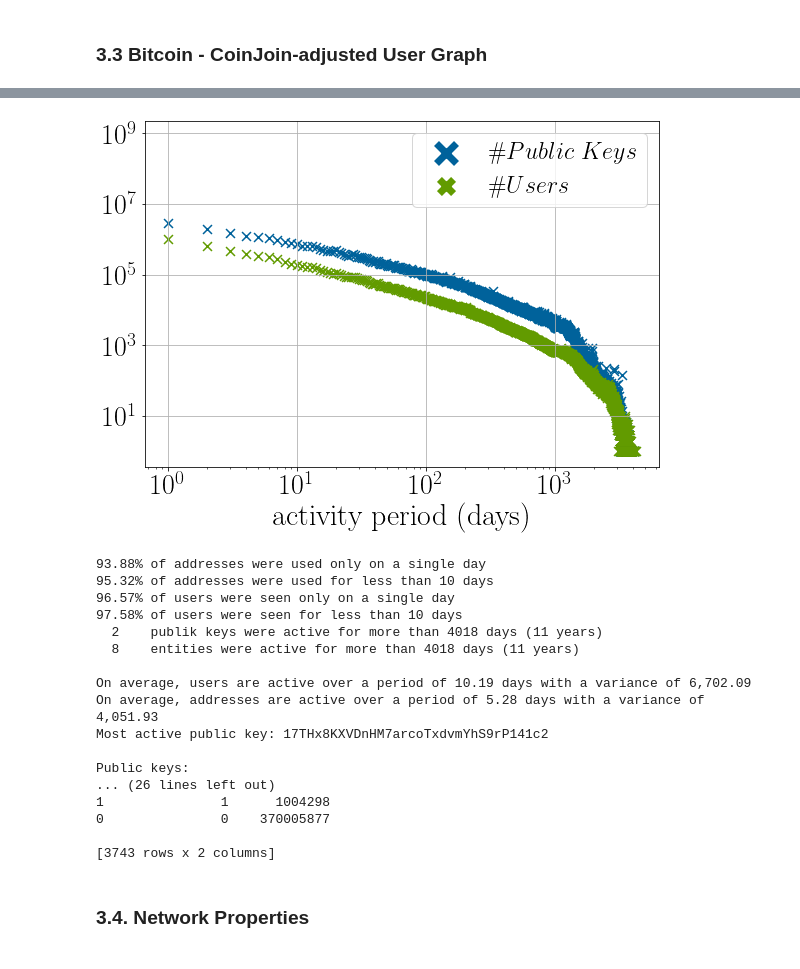
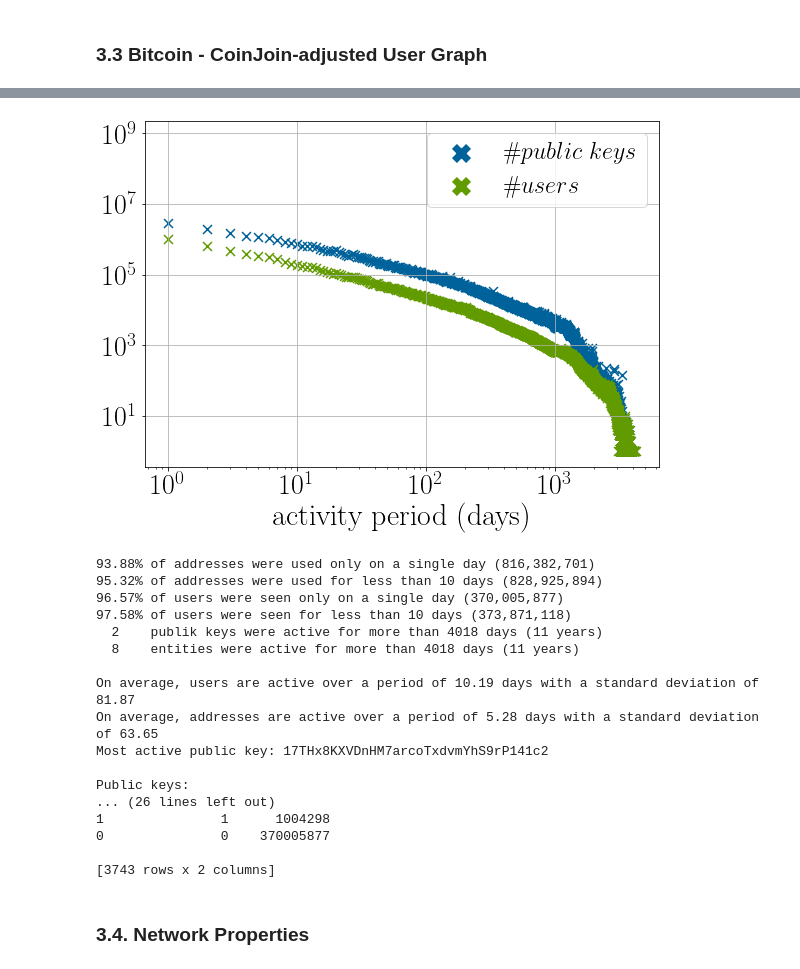
Before and after one commit to nerolation/wu-bitcoin-clustering-analysis, a Jupyter notebook: analysis.ipynb, the cells around one changed output, grey strips where cells are left out. Drawn from its saved outputs; the diff is of its cells as text; code cells hidden in the pictures.

```diff
--- a/analysis.ipynb
+++ b/analysis.ipynb
@@ -75,8 +50,8 @@ from matplotlib import gridspec
 plt.rcParams['axes.grid'] = True
 plt.rcParams['font.family'] = 'STIXGeneral'
 plt.rcParams.update({
-  "text.usetex": True
-  #"font.family": "Helvetica"
+  "text.usetex": True,
+  "font.family": "Helvetica"
 })
 
 pd.options.display.float_format = '${:,.2f}'.format
@@ -90,8 +65,6 @@ os.environ['GOOGLE_APPLICATION_CREDENTIALS'] = credentials_path
 
 if not os.path.isdir("./pictures"):
     os.mkdir("./pictures")
-
-
 
 # Least Sqare Line
 # E(t) = N(t)^a
@@ -276,0 +278,8 @@ samurai   :     82,763 txs
+# %%
+# Users and their transactions
+
+a = DF["stats_user_count_cum_WCJ"].set_index("year").loc[2021,:]
+for i in a.iteritems():
+    print("{:<6} {:,.0f}".format(i[0].strip("_c")+":",i[1]))
+
+DF["services_all"]
@@ -672,68 +663,68 @@ f, axs = plt.subplots(1, 1,figsize=(8, 6),gridspec_kw={
 # Plot charts
 
 axs.scatter(df_ent_active["active_days"],df_ent_active["occurencies"], s=80, color="#00629b",
-               marker="x", label=r"$\# Public\ Keys$")
+               marker="x", label=r"$\# public\ keys$")
 axs.scatter(df_uwcj["active_days"],df_uwcj["occurencies"], s=80, color="#629b00",
-               marker="x", label=r"$\# Users$")
+               marker="x", label=r"$\# users$")
 
 # Customize ticks and labels
 axs.tick_params(axis='both', which='major', labelsize=28)
 axs.set_xscale('log')
 axs.set_yscale('log')
 axs.set_xlabel("activity period (days)", fontsize=30)
 
 # Legend
 lgnd = axs.legend(fontsize=24)
 lgnd.legendHandles[0]._linewidths = [7]
 lgnd.legendHandles[1]._linewidths = [7]
 lgnd.legendHandles[0]._sizes = [200]
 lgnd.legendHandles[1]._sizes = [200]
 
 plt.tight_layout(pad=1)
 #Save figure and show
 plt.savefig("./pictures/activity_period.pdf")
 plt.show()
-less10 = sum(df_ent_active[df_ent_active["active_days"] < 10]["occurencies"])
-less10 = round(less10/sum(df_ent_active["occurencies"])*100, 2)
-less0 = sum(df_ent_active[df_ent_active["active_days"] < 1]["occurencies"])
-less0 = round(less0/sum(df_ent_active["occurencies"])*100, 2)
+less10_ = sum(df_ent_active[df_ent_active["active_days"] < 10]["occurencies"])
+less10 = round(less10_/sum(df_ent_active["occurencies"])*100, 2)
+less0_ = sum(df_ent_active[df_ent_active["active_days"] < 1]["occurencies"])
+less0 = round(less0_/sum(df_ent_active["occurencies"])*100, 2)
 
-less10_u = sum(df_uwcj[df_uwcj["active_days"] < 10]["occurencies"])
-less10_u = round(less10_u/sum(df_uwcj["occurencies"])*100, 2)
-less0_u = sum(df_uwcj[df_uwcj["active_days"] < 1]["occurencies"])
-less0_u = round(less0_u/sum(df_uwcj["occurencies"])*100, 2)
+less10_u_ = sum(df_uwcj[df_uwcj["active_days"] < 10]["occurencies"])
+less10_u = round(less10_u_/sum(df_uwcj["occurencies"])*100, 2)
+less0_u_ = sum(df_uwcj[df_uwcj["active_days"] < 1]["occurencies"])
+less0_u = round(less0_u_/sum(df_uwcj["occurencies"])*100, 2)
 
-print("{}% of addresses were used only on a single day".format(less0))
-print("{}% of addresses were used for less than 10 days".format(less10))
+print("{}% of addresses were used only on a single day ({:,.0f})".format(less0,less0_))
+print("{}% of addresses were used for less than 10 days ({:,.0f})".format(less10,less10_))
 
-print("{}% of users were seen only on a single day".format(less0_u))
-print("{}% of users were seen for less than 10 days".format(less10_u))
+print("{}% of users were seen only on a single day ({:,.0f})".format(less0_u,less0_u_))
+print("{}% of users were seen for less than 10 days ({:,.0f})".format(less10_u,less10_u_))
 
 active = len(df_ent_active[df_ent_active["active_days"] >= 4018])
 print("{:^6} publik keys were active for more than 4018 days (11 years)".format(active))
 active = len(df_uwcj[df_uwcj["active_days"] >= 4018])
 print("{:^6} entities were active for more than 4018 days (11 years)".format(active))
-print("\nOn average, users are active over a period of {:,.2f} days with a variance of {:,.2f}".format(df_avg[0],
-                                                                                                       df_avg[1]))
-print("On average, addresses are active over a period of {:,.2f} days with a variance of {:,.2f}".format(df_avgwcj[0],
-                                                                                                         df_avgwcj[1]))
+print("\nOn average, users are active over a period of {:,.2f} days with a standard deviation of {:,.2f}".format(df_avg[0],
+                                                                                                       math.sqrt(df_avg[1])))
+print("On average, addresses are active over a period of {:,.2f} days with a standard deviation of {:,.2f}".format(df_avgwcj[0],
+                                                                                                         math.sqrt(df_avgwcj[1])))
 
 print("Most active public key: {}".format(DF["stats_most_active_public_key"].iloc[0][0]))
 print("\nPublic keys:")
 print(df_ent_active)
 print("\nUsers:")
 print(df_uwcj)
 # %% [output]
-[figure, old version]
+[figure, new version]
-93.88% of addresses were used only on a single day
-95.32% of addresses were used for less than 10 days
-96.57% of users were seen only on a single day
-97.58% of users were seen for less than 10 days
+93.88% of addresses were used only on a single day (816,382,701)
+95.32% of addresses were used for less than 10 days (828,925,894)
+96.57% of users were seen only on a single day (370,005,877)
+97.58% of users were seen for less than 10 days (373,871,118)
   2    publik keys were active for more than 4018 days (11 years)
   8    entities were active for more than 4018 days (11 years)
 
-On average, users are active over a period of 10.19 days with a variance of 6,702.09
-On average, addresses are active over a period of 5.28 days with a variance of 4,051.93
+On average, users are active over a period of 10.19 days with a standard deviation of 81.87
+On average, addresses are active over a period of 5.28 days with a standard deviation of 63.65
 Most active public key: 17THx8KXVDnHM7arcoTxdvmYhS9rP141c2
 
 Public keys:
```
Also changed, not shown: parts of 37 cells of this notebook.
